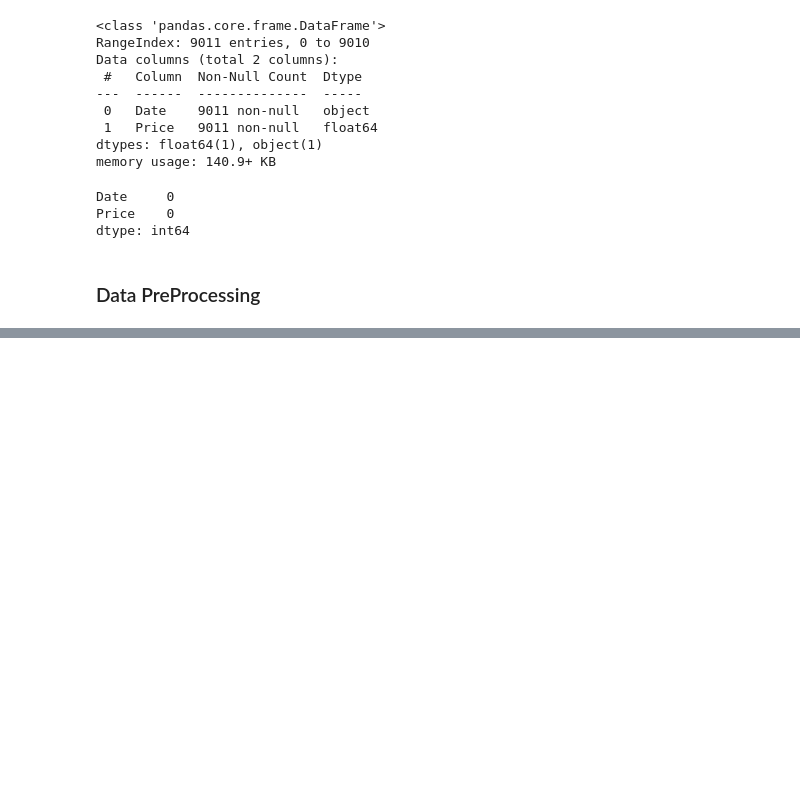
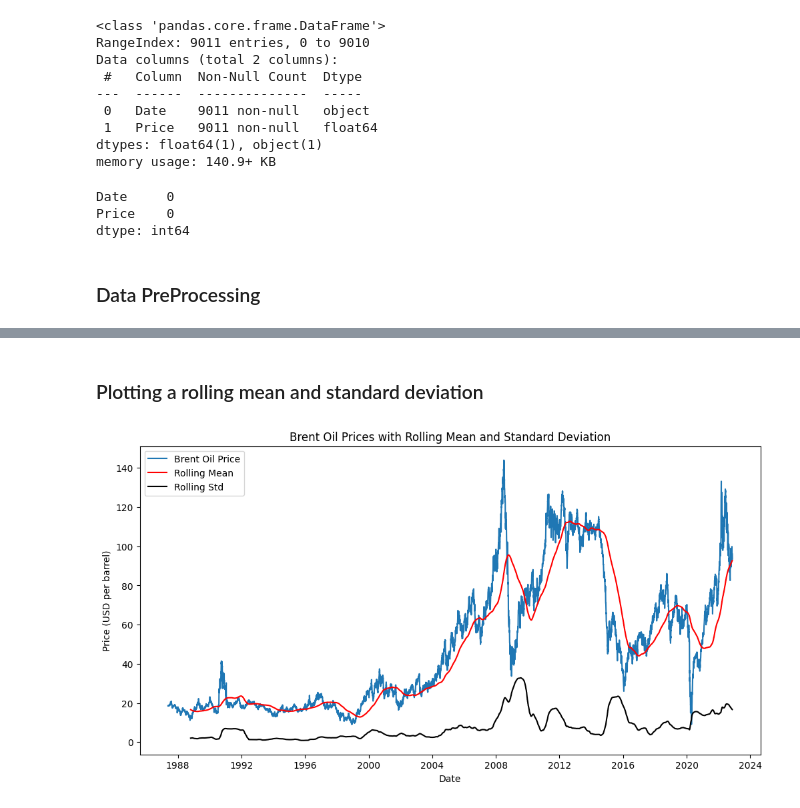
Before and after one commit to Ermi23/Oil-Price-Insights, a Jupyter notebook: notebooks/Data_Analysis_Workflow.ipynb, the cells around one changed output, grey strips where cells are left out. Cells and saved outputs as stored; diff of their text form; code cells hidden in the pictures; blank space fills up the shorter version.

```diff
--- a/notebooks/Data_Analysis_Workflow.ipynb
+++ b/notebooks/Data_Analysis_Workflow.ipynb
@@ -102,0 +142,20 @@ data.reset_index(drop=True, inplace=True)
+# %% [markdown]
+### Plotting a rolling mean and standard deviation
+# %%
+# Plotting a rolling mean and standard deviation
+rolling_window = 365  # One year window
+
+data['Rolling Mean'] = data['Price'].rolling(window=rolling_window).mean()
+data['Rolling Std'] = data['Price'].rolling(window=rolling_window).std()
+
+plt.figure(figsize=(12, 6))
+plt.plot(data['Date'], data['Price'], label='Brent Oil Price')
+plt.plot(data['Date'], data['Rolling Mean'], color='red', label='Rolling Mean')
+plt.plot(data['Date'], data['Rolling Std'], color='black', label='Rolling Std')
+plt.xlabel('Date')
+plt.ylabel('Price (USD per barrel)')
+plt.title('Brent Oil Prices with Rolling Mean and Standard Deviation')
+plt.legend()
+plt.show()
+# %% [output]
+[figure, added]
```
Also changed, not shown: parts of 6 cells of this notebook.
